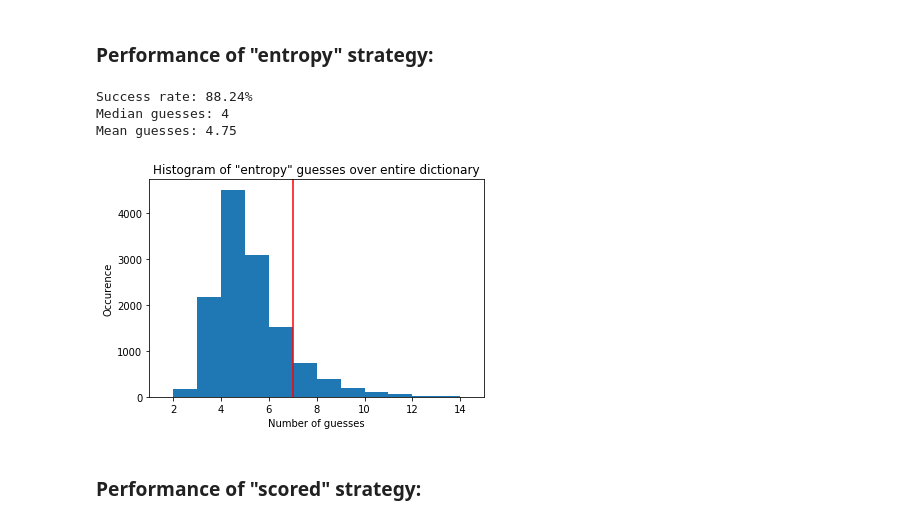
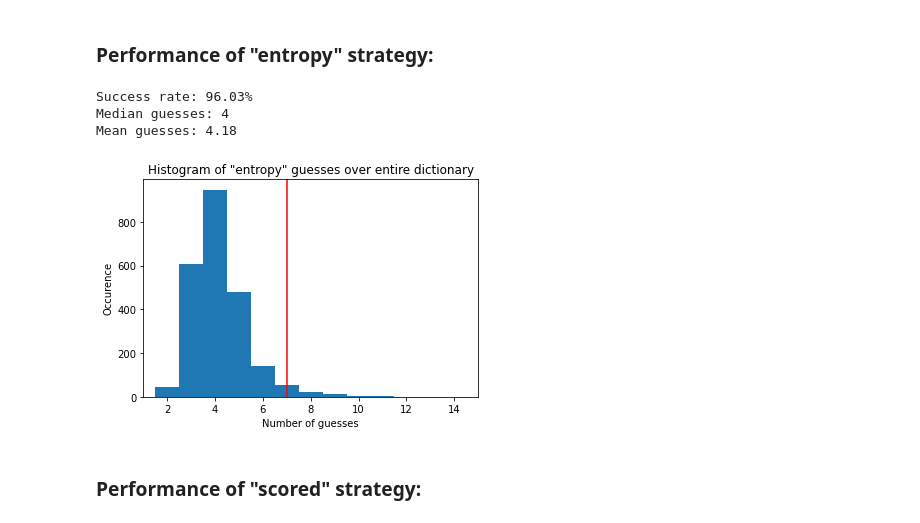
Before and after one commit to gdold/WordleBot, a Jupyter notebook: StrategyBenchmarks.ipynb, the cells around one changed output. Drawn from its saved outputs; the diff is of its cells as text; code cells hidden in the pictures.

```diff
--- a/StrategyBenchmarks.ipynb
+++ b/StrategyBenchmarks.ipynb
@@ -11,3 +5,25 @@ from time import perf_counter
+# %%
+# We'll use these for testing strategies
+import numpy as np
+import matplotlib.pyplot as plt
+from multiprocessing import Pool
+from time import perf_counter
+
+def performance_plot(num_of_guesses_to_get_answer):
+    success_rate = (np.array(num_of_guesses_to_get_answer)<7).sum()/len(num_of_guesses_to_get_answer)
+    print('\rSuccess rate: {:.2%}'.format(success_rate))
+    print('Median guesses: {:.0f}'.format(np.median(num_of_guesses_to_get_answer)))
+    print('Mean guesses: {:.2f}'.format(np.mean(num_of_guesses_to_get_answer)))
+
+    plt.hist(num_of_guesses_to_get_answer,bins=range(1,16),align="left")
+    y_max = plt.ylim()[1]
+    plt.vlines(7,0,y_max,colors='r')
+    plt.xlim([1,15])
+    plt.ylim([0,y_max])
+    plt.xlabel('Number of guesses')
+    plt.ylabel('Occurence')
+    plt.title('Histogram of "{}" guesses over entire dictionary'.format(strategy))
+    plt.show()
 # %%
 bot = WordleBot()
 # %% [markdown]
@@ -24,7 +40,7 @@ The "random" strategy chooses a random possible word.
 strategy = "entropy"
 
 def do_a_wordle(wordle):
-    bot = WordleBot(wordle=wordle,strategy=strategy)
+    bot = WordleBot(wordle=wordle,strategy=strategy,dark_mode=False)
 
     while not bot.solved:
         bot.filter_possible_words()
@@ -36,7 +52,7 @@ pooling=True
 n = len(bot.dictionary)
 if pooling:
         pool=Pool()
-        num_of_guesses_to_get_answer=pool.map(do_a_wordle,bot.dictionary)
+        num_of_guesses_to_get_answer=pool.map(do_a_wordle,bot.wordles)
 else:
     num_of_guesses_to_get_answer = []
 
@@ -45,26 +61,13 @@ else:
         do_a_wordle(wordle)
         print('\r{}/{}'.format(i+1,n),end='')
         num_of_guesses_to_get_answer.append(bot.num_of_guesses)
-# %%
-success_rate = (np.array(num_of_guesses_to_get_answer)<7).sum()/n*100
-print('\rSuccess rate: {:.2f}%'.format(success_rate))
-print('Median guesses: {:.0f}'.format(np.median(num_of_guesses_to_get_answer)))
-print('Mean guesses: {:.2f}'.format(np.mean(num_of_guesses_to_get_answer)))
-
-plt.hist(num_of_guesses_to_get_answer,bins=[1,2,3,4,5,6,7,8,9,10,11,12,13,14,15])
-y_max = plt.ylim()[1]
-plt.vlines(7,0,y_max,colors='r')
-plt.xlim([1,15])
-plt.ylim([0,y_max])
-plt.xlabel('Number of guesses')
-plt.ylabel('Occurence')
-plt.title('Histogram of "{}" guesses over entire dictionary'.format(strategy))
-plt.show()
-# %% [output]
-Success rate: 88.24%
-Median guesses: 4
-Mean guesses: 4.75
-[figure, removed]
+# %%
+performance_plot(num_of_guesses_to_get_answer)
+# %% [output]
+Success rate: 96.03%
+Median guesses: 4
+Mean guesses: 4.18
+[figure, added]
 # %% [markdown]
 ### Performance of "scored" strategy:
 # %%
```
Also changed, not shown: parts of 7 cells of this notebook, 9 other files.
